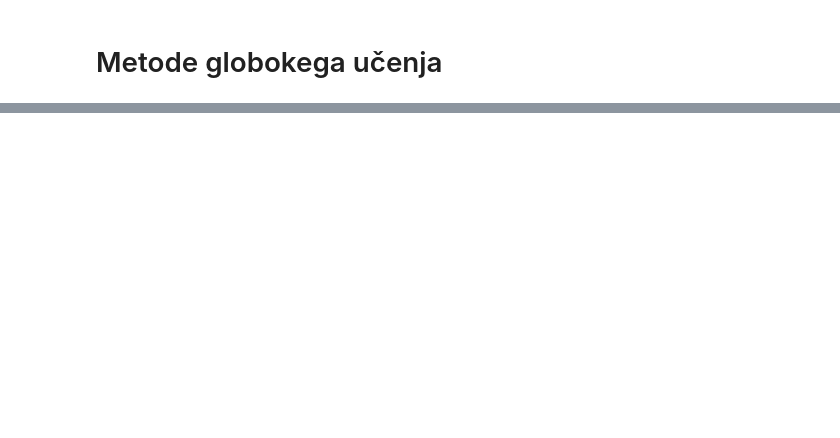
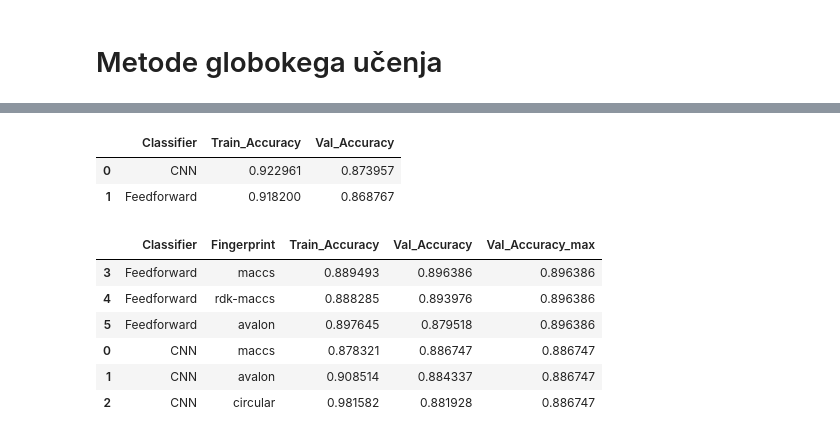
Before and after one commit to samo-n/ML-in-IDO1-drug-discovery, a Jupyter notebook: dir1/__2_3_A_model_SU_izbira_klasifikatorja.ipynb, the cells around one changed output, grey strips where cells are left out. Cells and saved outputs as stored; diff of their text form; code cells hidden in the pictures; blank space fills up the shorter version.

```diff
--- a/dir1/__2_3_A_model_SU_izbira_klasifikatorja.ipynb
+++ b/dir1/__2_3_A_model_SU_izbira_klasifikatorja.ipynb
@@ -695,0 +732,46 @@ plt.show()
+# %%
+clf_avg_df = results_df.groupby('Classifier').agg({
+    'Train_Accuracy': 'mean',
+    'Val_Accuracy': 'mean'
+}).reset_index()
+
+clf_avg_df.sort_values(by=['Val_Accuracy'], ascending=False, inplace = True)
+clf_avg_df
+# %% [output]
+|  | Classifier | Train_Accuracy | Val_Accuracy |
+| 0 | CNN | 0.922961 | 0.873957 |
+| 1 | Feedforward | 0.918200 | 0.868767 |
+# %%
+# Group by 'classifier' and 'Fingerprint', then calculate the mean for the specified columns
+fgp_avg_df = results_df.groupby(['Classifier', 'Fingerprint'], observed=False).agg({
+    'Train_Accuracy': 'mean',
+    'Val_Accuracy': 'mean'
+}).reset_index()
+
+# Get the top 3 fingerprints for each classifier based on CV_Mean_Accuracy
+top_fgp_df = fgp_avg_df.sort_values(by=['Classifier', 'Val_Accuracy'], ascending=[True, False]) \
+                        .groupby('Classifier', observed=False) \
+                        .head(3) \
+                        .reset_index(drop=True)
+
+# Calculate the maximum CV_Mean_Accuracy for the top 3 fingerprints of each classifier
+max_top_fgp = top_fgp_df.groupby('Classifier', observed=False).agg({
+    'Val_Accuracy': 'max'
+}).reset_index()
+
+# Merge the maximum back to the top_fgp_df to retain the fingerprints
+top_fgp_df = top_fgp_df.merge(max_top_fgp, on='Classifier', suffixes=('', '_max'))
+
+# Sort the final DataFrame by the maximum CV_Mean_Accuracy of the top 3 fingerprints in descending order
+top_fgp_df.sort_values(by='Val_Accuracy_max', ascending=False, inplace=True)
+
+# Display the final DataFrame with classifiers, fingerprints, and sorted by max CV_Mean_Accuracy
+top_fgp_df
+# %% [output]
+|  | Classifier | Fingerprint | Train_Accuracy | Val_Accuracy | Val_Accuracy_max |
+| 3 | Feedforward | maccs | 0.889493 | 0.896386 | 0.896386 |
+| 4 | Feedforward | rdk-maccs | 0.888285 | 0.893976 | 0.896386 |
+| 5 | Feedforward | avalon | 0.897645 | 0.879518 | 0.896386 |
+| 0 | CNN | maccs | 0.878321 | 0.886747 | 0.886747 |
+| 1 | CNN | avalon | 0.908514 | 0.884337 | 0.886747 |
+| 2 | CNN | circular | 0.981582 | 0.881928 | 0.886747 |
```
Also changed, not shown: parts of 9 cells of this notebook, 2 other files.
